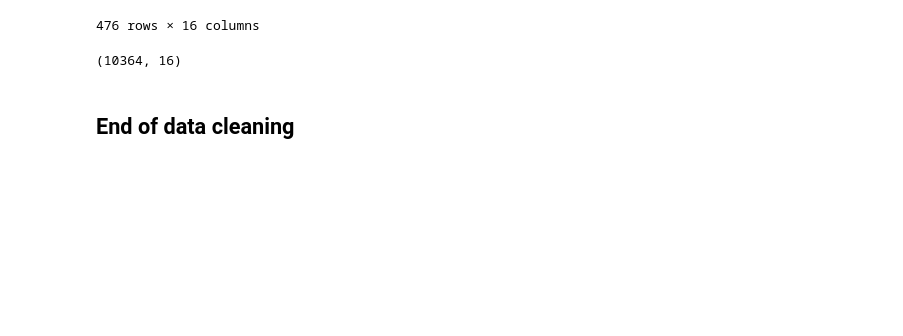
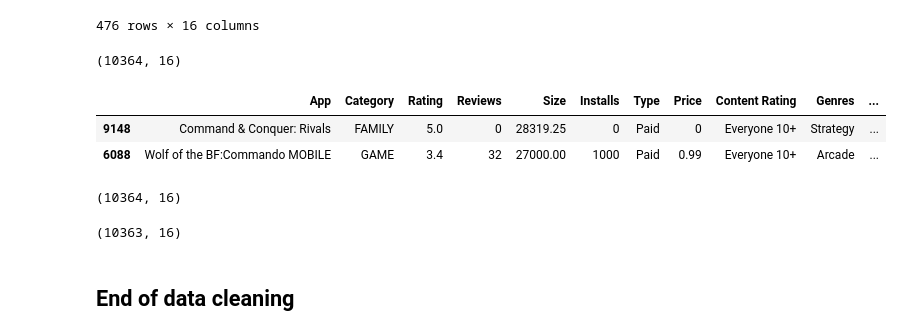
Before and after one commit to MIlanJP/project-eda, a Jupyter notebook: Play Store App Review Analysis - Capstone Project.ipynb, the cells around one changed output. Saved outputs shown, nothing was run; the diff lists cells and outputs as text; code cells hidden in the pictures; blank space fills up the shorter version.

```diff
--- a/Play Store App Review Analysis - Capstone Project.ipynb
+++ b/Play Store App Review Analysis - Capstone Project.ipynb
@@ -587,5 +587,26 @@ playstore_data.drop_duplicates(inplace=True)
 playstore_data.shape
 # %% [output]
 (10364, 16)
+# %%
+# Came through this problems while checking the scenario if Price for all paid type are greater than 0
+# Problems I found here are
+#  1. Type is Paid But the Price is zero and
+#  2. Installs is Zero But we have 5 Ratings
+# Conclusion here the data is inappropriate which might cause some confusion when compared to others
+playstore_data[playstore_data["Type"]=="Paid"].sort_values("Price").head(2)
+# %% [output]
+|  | App | Category | Rating | Reviews | Size | Installs | Type | Price | Content Rating | Genres | ... |
+| 9148 | Command & Conquer: Rivals | FAMILY | 5.0 | 0 | 28319.25 | 0 | Paid | 0 | Everyone 10+ | Strategy | ... |
+| 6088 | Wolf of the BF:Commando MOBILE | GAME | 3.4 | 32 | 27000.00 | 1000 | Paid | 0.99 | Everyone 10+ | Arcade | ... |
+# %%
+playstore_data.shape
+# %% [output]
+(10364, 16)
+# %%
+# Removing that row using index "9148"
+playstore_data.drop(9148,inplace=True)
+playstore_data.shape
+# %% [output]
+(10363, 16)
 # %% [markdown]
 ## End of data cleaning
```
Also changed, not shown: parts of 25 cells of this notebook, 2 other files.
